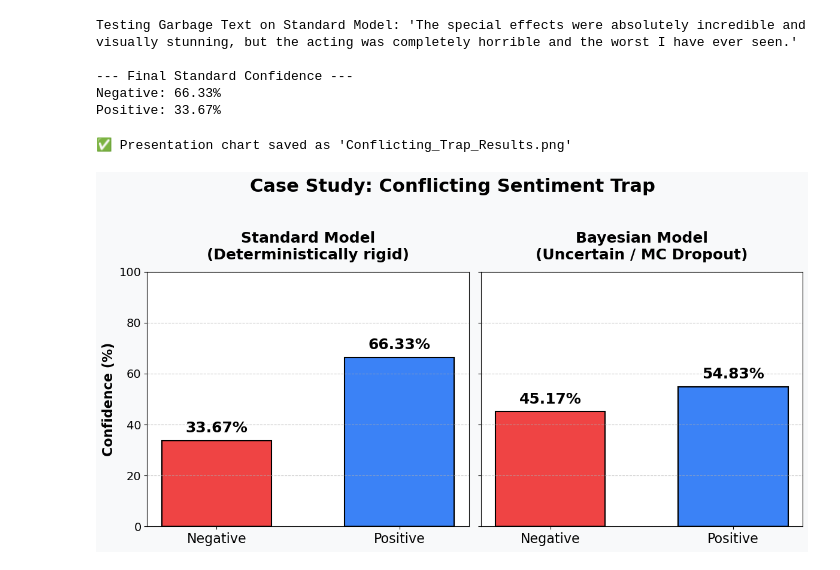
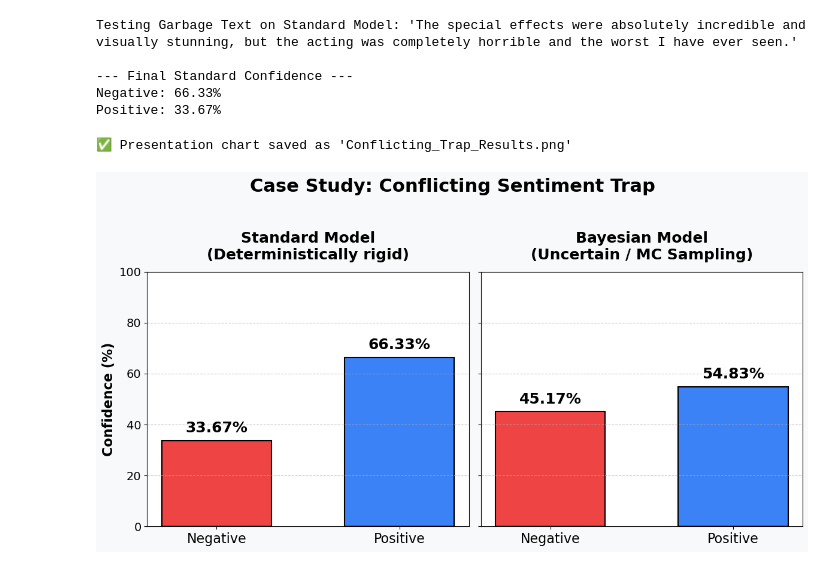
Before and after one commit to HarnoorS24/bayesian-peft-educational, a Jupyter notebook: Demo.ipynb, the cells around one changed output. Cells and saved outputs as stored; diff of their text form; code cells hidden in the pictures.

```diff
--- a/Demo.ipynb
+++ b/Demo.ipynb
@@ -429,35 +430,35 @@ colors = ['#ef4444', '#3b82f6'] # Presentation-safe Red and Blue
 bars1 = ax1.bar(categories, standard_scores, color=colors, width=0.6, edgecolor='black', linewidth=1.5)
 ax1.set_title('Standard Model\n(Deterministically rigid)', fontsize=18, fontweight='bold', pad=15)
 ax1.set_ylim(0, 100)
 ax1.set_ylabel('Confidence (%)', fontsize=16, fontweight='bold')
 ax1.tick_params(axis='x', labelsize=16)
 ax1.tick_params(axis='y', labelsize=14)
 ax1.grid(axis='y', linestyle='--', alpha=0.7)
 
 # 4. Plotting the Bayesian Model (Right Side)
 bars2 = ax2.bar(categories, bayesian_scores, color=colors, width=0.6, edgecolor='black', linewidth=1.5)
-ax2.set_title('Bayesian Model\n(Uncertain / MC Dropout)', fontsize=18, fontweight='bold', pad=15)
+ax2.set_title('Bayesian Model\n(Uncertain / MC Sampling)', fontsize=18, fontweight='bold', pad=15)
 ax2.tick_params(axis='x', labelsize=16)
 ax2.grid(axis='y', linestyle='--', alpha=0.7)
 
 # 5. Add the big percentage numbers on top of the bars
 for bars, ax in zip([bars1, bars2], [ax1, ax2]):
     for bar in bars:
         height = bar.get_height()
         ax.text(bar.get_x() + bar.get_width()/2., height + 2,
                 f'{height}%', ha='center', va='bottom', fontsize=18, fontweight='bold')
 
 # 6. The Master Title
 plt.suptitle('Case Study: Conflicting Sentiment Trap', fontsize=22, fontweight='black', y=1.05)
 plt.tight_layout()
 
 # 7. Save the high-res image to your folder!
 plt.savefig('Conflicting_Trap_Results.png', dpi=300, bbox_inches='tight', facecolor=fig.get_facecolor())
 print("✅ Presentation chart saved as 'Conflicting_Trap_Results.png'")
 plt.show()
 # %% [output]
 ✅ Presentation chart saved as 'Conflicting_Trap_Results.png'
-[figure, old version]
+[figure, new version]
 # %%
 # The Training-Free Bayesian Engine (MC Dropout)
 self.base_model.train() # Force Dropout ON during testing
```
Also changed, not shown: parts of 1 cell of this notebook.
